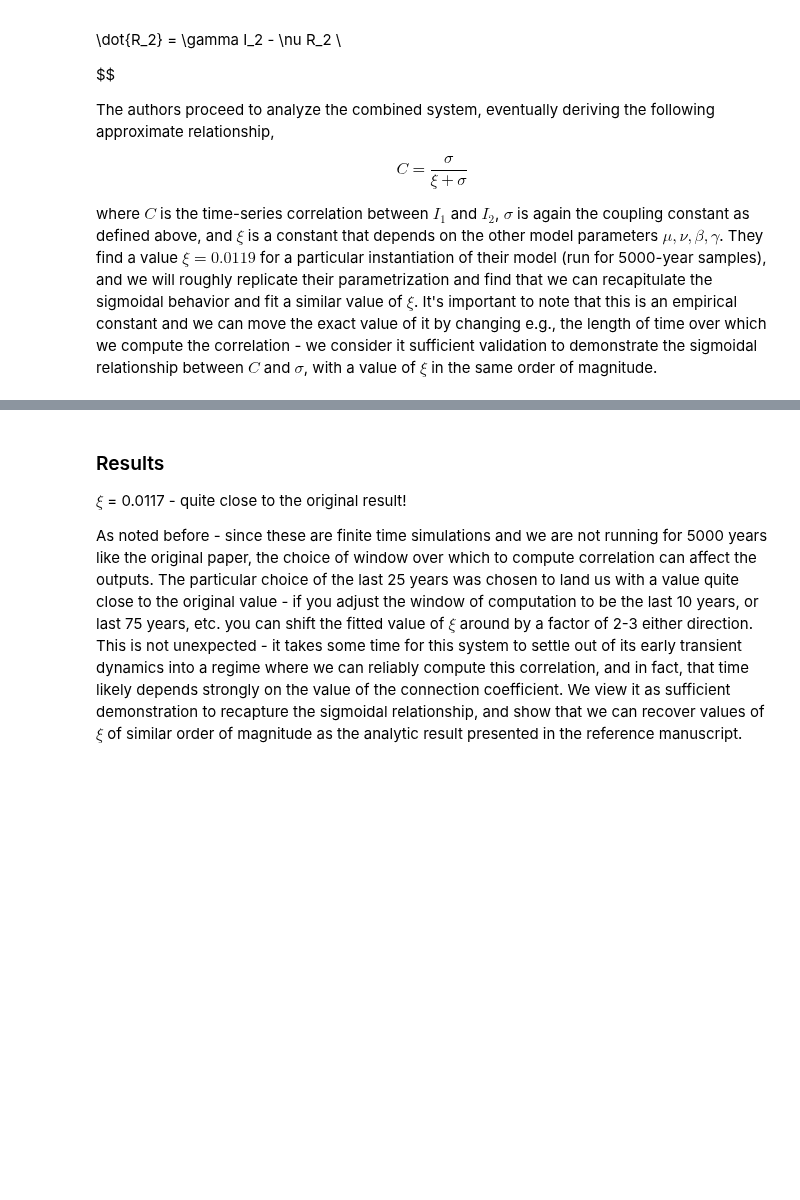
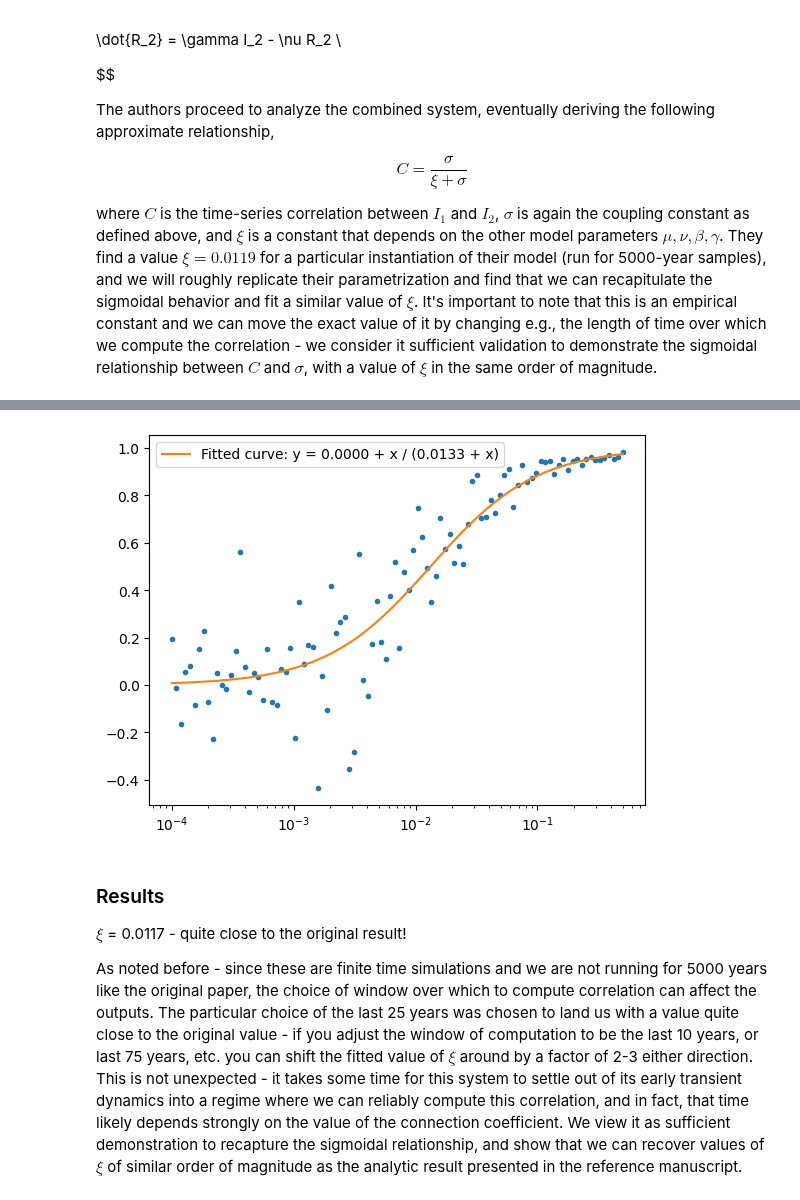
Before and after one commit to laser-base/laser-generic, a Jupyter notebook: docs/tutorials/notebooks/08_2patch_SIR_wbirths_correlation.ipynb, the cells around one changed output, grey strips where cells are left out. Cells and saved outputs as stored; diff of their text form; code cells hidden in the pictures; blank space fills up the shorter version.

```diff
--- a/docs/tutorials/notebooks/08_2patch_SIR_wbirths_correlation.ipynb
+++ b/docs/tutorials/notebooks/08_2patch_SIR_wbirths_correlation.ipynb
@@ -83,6 +89,10 @@ class Importation:
 
         return
 # %%
+outputs = None
+nsims = 100
+connections = np.logspace(-4, np.log10(0.5), nsims)
+
 UPDATE_RESULTS = False # Set to True to update saved results takes ~90 minutes on current hardware
 
 if UPDATE_RESULTS:
@@ -121,9 +131,7 @@ if UPDATE_RESULTS:
     survival = KaplanMeierEstimator(stable_age_dist.cumsum())
 
 
-    nsims = 100
     outputs = np.zeros((nsims, parameters.nticks+1, scenario.shape[0]))
-    connections = np.logspace(-4, np.log10(0.5), nsims)
     for i, connection in enumerate(connections):
         parameters['seed'] += 1
         model = Model(scenario, parameters, birthrates=birthrate_map)
@@ -147,34 +155,38 @@ if UPDATE_RESULTS:
         os.makedirs("outputs", exist_ok=True)
         np.save("outputs/outputs.npy", outputs)
 # %%
-if UPDATE_RESULTS:
+if outputs is not None or Path("outputs/outputs.npy").exists():
+    if outputs is None:
+        outputs = np.load("outputs/outputs.npy")
 
     correlations = []
     last_25_years = 25 * 365  # 25 years in days
 
     for sim in range(outputs.shape[0]):
         patch1_data = outputs[sim, -last_25_years:, 0]
         patch2_data = outputs[sim, -last_25_years:, 1]
         correlation = np.corrcoef(patch1_data, patch2_data)[0, 1]
         correlations.append(correlation)
 
     correlations = np.array(correlations)
 
     # Define the function to fit
     def func(x, psi, beta):
         return beta + x / (psi + x)
 
 
     # Fit the curve
     popt, pcov = curve_fit(func, connections, correlations, p0=[0.01, 0], bounds=([1e-6, -0.00002], [1, 0.00002]))
     psi_opt = popt[0]
     beta_opt = popt[1]
     plt.plot(connections, correlations, ".")
     plt.xscale("log")
     # Plot the fitted curve
     plt.plot(connections, func(connections, psi_opt, beta_opt), label=f"Fitted curve: y = {beta_opt:.4f} + x / ({psi_opt:.4f} + x)")
 
     plt.legend()
+# %% [output]
+[figure, added]
 # %% [markdown]
 ### Results
 $\xi$ = 0.0117 - quite close to the original result!
```
Also changed, not shown: parts of 1 cell of this notebook, 18 other files.
